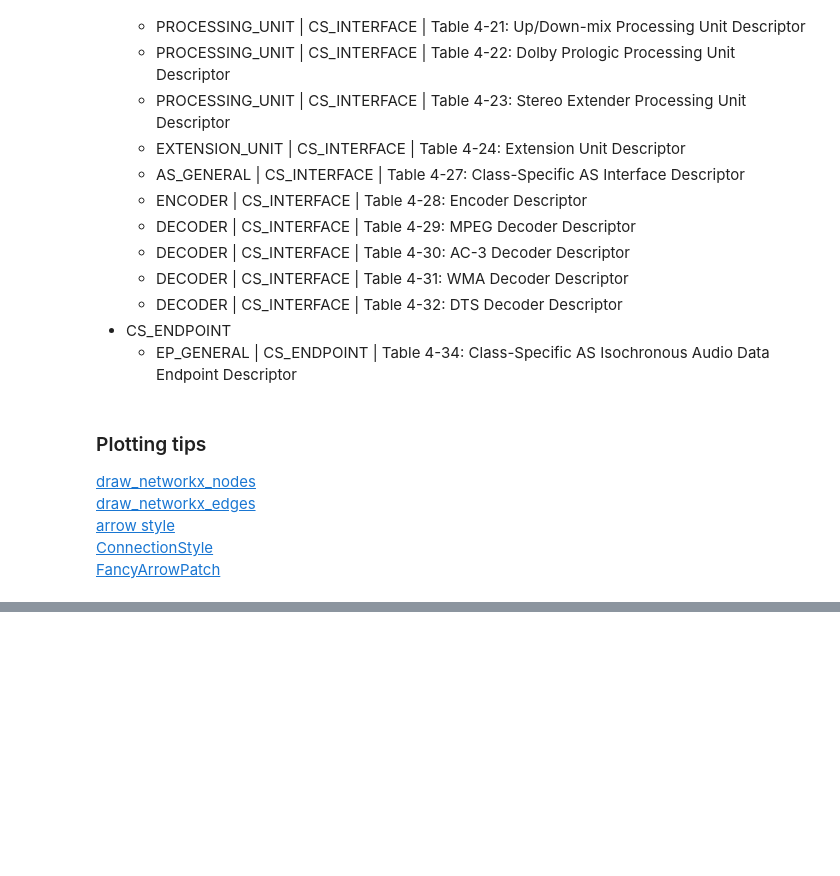
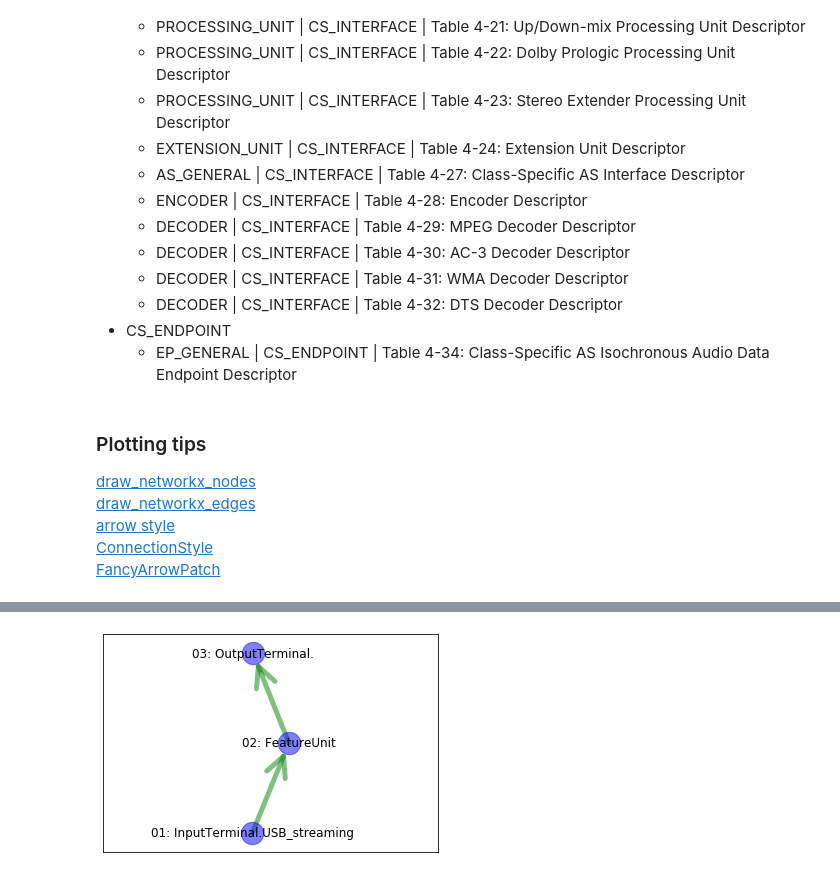
Before and after one commit to Wei1234c/USB_Audio, a Jupyter notebook: notebooks/UAC20 Audio Class Device Topology Plotting.ipynb, the cells around one changed output, grey strips where cells are left out. Saved outputs shown, nothing was run; the diff lists cells and outputs as text; code cells hidden in the pictures; blank space fills up the shorter version.

```diff
--- a/notebooks/UAC20 Audio Class Device Topology Plotting.ipynb
+++ b/notebooks/UAC20 Audio Class Device Topology Plotting.ipynb
@@ -254,0 +252,8 @@ The iterable function was deprecated in Matplotlib 3.1 and will be removed in 3.
+# %%
+from usb_audio.orm.uac20 import *
+dev = UACdevice(vid = idVendor, pid = idProduct)
+
+dev.draw_topolograph(node_size = 500, label_font_size = 12,
+                     edge_width = 5, edge_arrowstyle = '->', edge_arrowsize = 50)
+# %% [output]
+[figure, added]
```
Also changed, not shown: parts of 8 cells of this notebook, 9 other files.
